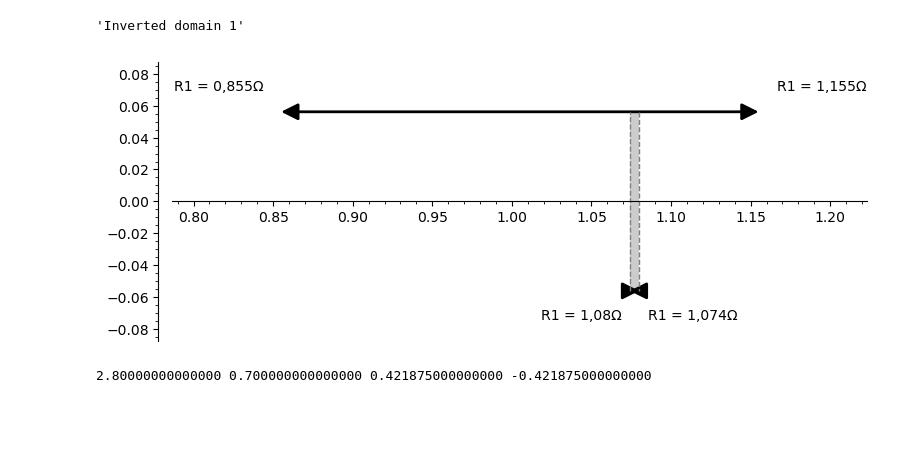
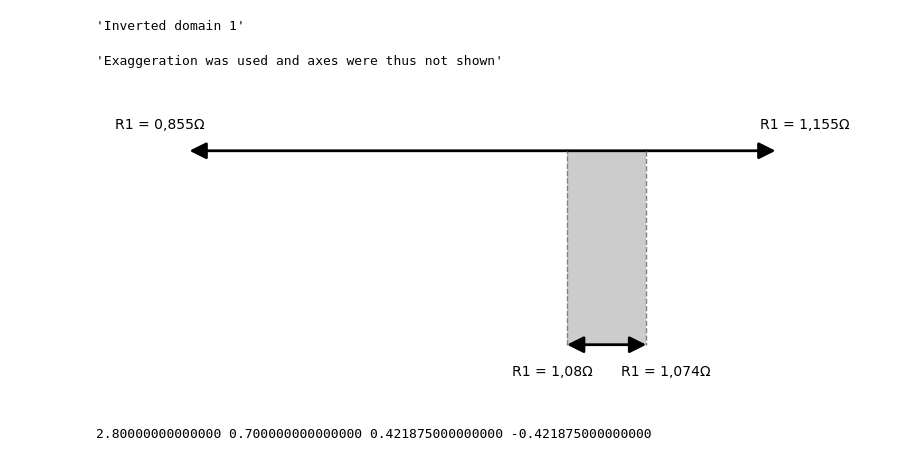
Before and after one commit to Xavier-XIII/Visual-coherence-analysis-generator, a Jupyter notebook: coherenciator.ipynb, the cells around one changed output. Drawn from its saved outputs; the diff is of its cells as text; code cells hidden in the pictures; blank space fills up the shorter version.

```diff
--- a/coherenciator.ipynb
+++ b/coherenciator.ipynb
@@ -1,9 +1,7 @@
 # %%
 #TODO
-#Make exageration factor to make small intersections or non intersections visible
-#organise to compute and display in seperate sections
+#properly organise to compute and display in seperate sections
 #Mode for non-domain values
-#Allow selection of domain - x axis - domain or domain - domain -x axis orders
 #Add labels for intersected
 #support scientific numbers
 #Usae endcaps instead of arrows
@@ -18,8 +16,8 @@ e2 = 1.077 - 0.003
 units = "Ω"
 val_name = "R1"
 decimal_divide = ","
-intersection_labels = false
-exageration = true
+intersection_labels = False
+show_axes = False
 
 #Colors of the value domains, intersection domain and text
 h_color = "black"
@@ -54,16 +52,19 @@ for i in range(len(vals)-1):
         min = n
 
 #Parameters that autotune themselves
-frame_height = (max - min) * 9 / 16
+frame_width = max - min
+frame_height = frame_width * 9 / 16
 height_dist = frame_height / 3
 
 #Make graph limits
-xmin = min - ((max - min) / 5)
-xmax = max + ((max - min) / 5)
+xmin = min - (frame_width / 5)
+xmax = max + (frame_width / 5)
 ymin = -frame_height / 2
 ymax = frame_height / 2
 
 #Find included start and end values to determine domain intersection
+
+#def parse_scientific():
 
 def intersector(vals):
     intersect = []
@@ -123,47 +124,49 @@ intersect = intersector(vals)
 if len(intersect) == 2:
 
     if abs(intersect[0]-intersect[1]) < (max-min)/15:
-        mid = intersect[1]-intersect[0]
-        for point in vals:
-            if point > mid:
-                point += (max-min)/15
+        mid = (intersect[1] + intersect[0])/2
+        show_axes = False
+        for i in range(len(vals)):
+            if vals[i] > mid:
+                vals[i] += (max-min)/15
             else:
-                point -= (max-min)/15
-        intersector(vals)
+                vals[i] -= (max-min)/15
+        intersect = intersector(vals)
+        show("Exaggeration was used and axes were thus not shown")
 
     p1 = ([intersect[0], height_dist])
     p2 = ([intersect[0], -height_dist])
     p3 = ([intersect[1], -height_dist])
     p4 = ([intersect[1], height_dist])
     intersection_pts = [p1, p2, p3, p4]
 
     l1 = line([(intersect[0], height_dist), (intersect[0], -height_dist)], linestyle='dashed', color=v_color)
     l2 = line([(intersect[1], -height_dist), (intersect[1], height_dist)], linestyle='dashed', color=v_color)
 
     a = polygon([p1, p2, p3, p4], color=d_color, alpha=0.4)
-
     labels = label_maker(val_name, s1, e1, s2, e2, height_dist, t_color)
     domains = domain_maker(vals, height_dist)
 
-    show(domains[0] + domains[1] + l1 + l2 + a + labels[0] + labels[1] + labels[2] + labels[3], xmin=xmin, xmax=xmax , ymin=ymin, ymax=ymax, figsize=8, aspect_ratio=1)
+    show(domains[0] + domains[1] + l1 + l2 + a + labels[0] + labels[1] + labels[2] + labels[3], axes=show_axes, xmin=xmin, xmax=xmax , ymin=ymin, ymax=ymax, figsize=8, aspect_ratio=1)
 
 
 elif len(intersect) == 1:
     show("Single value intersection")
 
     l1 = line([(intersect[0], height_dist), (intersect[0], -height_dist)], linestyle='dashed', color=v_color)
 
     labels = label_maker(val_name, s1, e1, s2, e2, height_dist, t_color)
-    show(v1 + v2 + l1 + labels[0] + labels[1] + labels[2] + labels[3], xmin=xmin, xmax=xmax , ymin=ymin, ymax=ymax, figsize=8, aspect_ratio=1)
+    show(v1 + v2 + l1 + labels[0] + labels[1] + labels[2] + labels[3], axes=show_axes, xmin=xmin, xmax=xmax , ymin=ymin, ymax=ymax, figsize=8, aspect_ratio=1)
 
 else:
     show("The value domains do not intersect and are incoherent")
 
     labels = label_maker(val_name, s1, e1, s2, e2, height_dist, t_color)
-    show(v1 + v2 + labels[0] + labels[1] + labels[2] + labels[3], xmin=xmin, xmax=xmax , ymin=ymin, ymax=ymax, figsize=8, aspect_ratio=1)
+    show(v1 + v2 + labels[0] + labels[1] + labels[2] + labels[3], axes=show_axes, xmin=xmin, xmax=xmax , ymin=ymin, ymax=ymax, figsize=8, aspect_ratio=1)
 # %% [output]
 'Inverted domain 1'
+'Exaggeration was used and axes were thus not shown'
-[figure, old version]
+[figure, new version]
 # %%
 # stub for a mode that takes a single value (like a theoretical one without uncertainty) instead of a second domain
 
```
